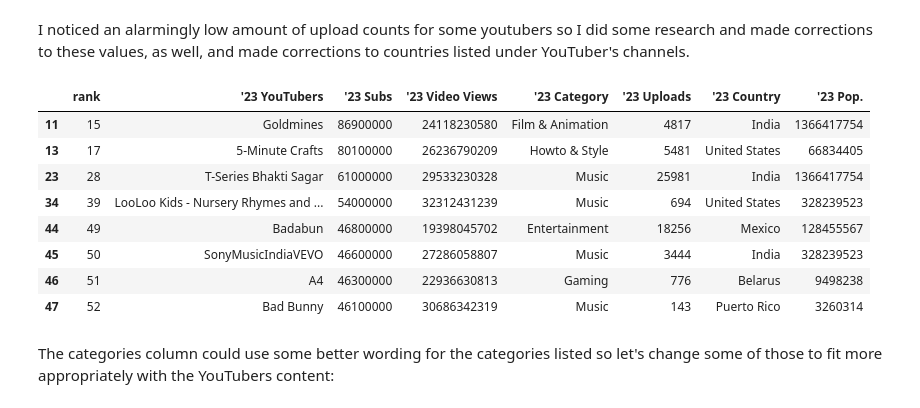
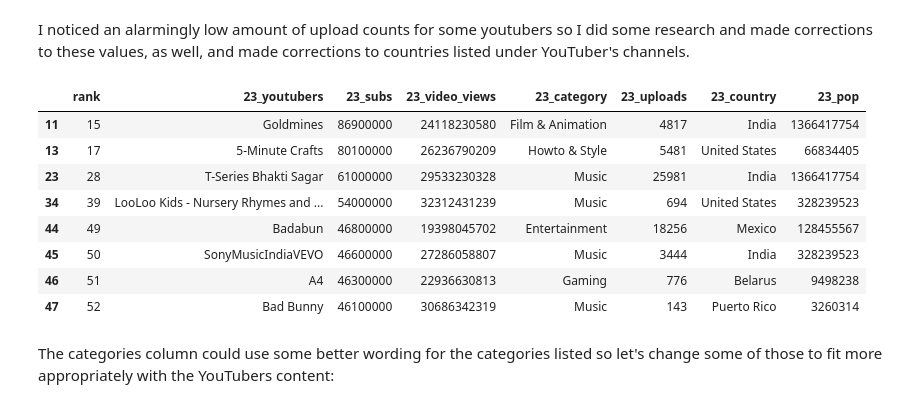
Before and after one commit to metguy/trending_youtubers, a Jupyter notebook: 2023_YouTuber_Analysis.ipynb, the cells around one changed output. Saved outputs shown, nothing was run; the diff lists cells and outputs as text; code cells hidden in the pictures.

```diff
--- a/2023_YouTuber_Analysis.ipynb
+++ b/2023_YouTuber_Analysis.ipynb
@@ -131,15 +131,15 @@ null_rows.head(None)
 # %%
 #researched and filled null value errors based off index and column names using .at method
 #some populations were listed in the dataset for certain countries already identified (like India)
-df_oldstats.at[11, "'23 Country"] = "India"
-df_oldstats.at[11, "'23 Pop."] = 1366417754
-df_oldstats.at[34, "'23 Country"] = "United States"
-df_oldstats.at[34, "'23 Pop."] = 328239523
-df_oldstats.at[44, "'23 Country"] = "Mexico"
-df_oldstats.at[44, "'23 Pop."] = 128455567
-df_oldstats.at[47, "'23 Country"] = "Puerto Rico"
+df_oldstats.at[11, "23_country"] = "India"
+df_oldstats.at[11, "23_pop"] = 1366417754
+df_oldstats.at[34, "23_country"] = "United States"
+df_oldstats.at[34, "23_pop"] = 328239523
+df_oldstats.at[44, "23_country"] = "Mexico"
+df_oldstats.at[44, "23_pop"] = 128455567
+df_oldstats.at[47, "23_country"] = "Puerto Rico"
 #pop. going based off mid 2023 for best accuracy of the related data
-df_oldstats.at[47, "'23 Pop."] = 3260314
+df_oldstats.at[47, "23_pop"] = 3260314
 
 #now let's see if any null values still exists. False = no and True = yes.
 df_oldstats.isnull().values.any()
@@ -164,7 +164,7 @@ rank                 int64
 dtype: object
 # %%
 #convert the data type to int64 for the float64 cols
-df_oldstats[["'23 Video Views", "'23 Pop."]] = df_oldstats[["'23 Video Views", "'23 Pop."]].astype("int64")
+df_oldstats[["23_video_views", "23_pop"]] = df_oldstats[["23_video_views", "23_pop"]].astype("int64")
 
 #view changes made to the data types for selected cols
 print(df_oldstats.dtypes)
@@ -205,24 +205,24 @@ df_oldstats.head(None)
 I noticed an alarmingly low amount of upload counts for some youtubers so I did some research and made corrections to these values, as well, and made corrections to countries listed under YouTuber's channels.
 # %%
 #researched and made corrections to YouTuber upload count based off index and column name
-df_oldstats.at[11, "'23 Uploads"] = 4817
-df_oldstats.at[13, "'23 Uploads"] = 5481
-df_oldstats.at[23, "'23 Uploads"] = 25981
-df_oldstats.at[34, "'23 Uploads"] = 694
-df_oldstats.at[44, "'23 Uploads"] = 18256
-df_oldstats.at[46, "'23 Uploads"] = 776
-df_oldstats.at[47, "'23 Uploads"] = 143
+df_oldstats.at[11, "23_uploads"] = 4817
+df_oldstats.at[13, "23_uploads"] = 5481
+df_oldstats.at[23, "23_uploads"] = 25981
+df_oldstats.at[34, "23_uploads"] = 694
+df_oldstats.at[44, "23_uploads"] = 18256
+df_oldstats.at[46, "23_uploads"] = 776
+df_oldstats.at[47, "23_uploads"] = 143
 #made corrections under country column
-df_oldstats.at[13, "'23 Country"] = "United States"
-df_oldstats.at[45, "'23 Country"] = "India"
-df_oldstats.at[46, "'23 Country"] = "Belarus"
+df_oldstats.at[13, "23_country"] = "United States"
+df_oldstats.at[45, "23_country"] = "India"
+df_oldstats.at[46, "23_country"] = "Belarus"
 #and then the population to the country Belarus that's not already listed in the dataset
-df_oldstats.at[46, "'23 Pop."] = 9498238
+df_oldstats.at[46, "23_pop"] = 9498238
 
 #display indexes to see corrections using iloc. method
 df_oldstats.iloc[[11, 13, 23, 34, 44, 45, 46, 47]]
 # %% [output]
-|  | rank | '23 YouTubers | '23 Subs | '23 Video Views | '23 Category | '23 Uploads | '23 Country | '23 Pop. |
+|  | rank | 23_youtubers | 23_subs | 23_video_views | 23_category | 23_uploads | 23_country | 23_pop |
 | 11 | 15 | Goldmines | 86900000 | 24118230580 | Film & Animation | 4817 | India | 1366417754 |
 | 13 | 17 | 5-Minute Crafts | 80100000 | 26236790209 | Howto & Style | 5481 | United States | 66834405 |
 | 23 | 28 | T-Series Bhakti Sagar | 61000000 | 29533230328 | Music | 25981 | India | 1366417754 |
```
Also changed, not shown: parts of 12 cells of this notebook.
